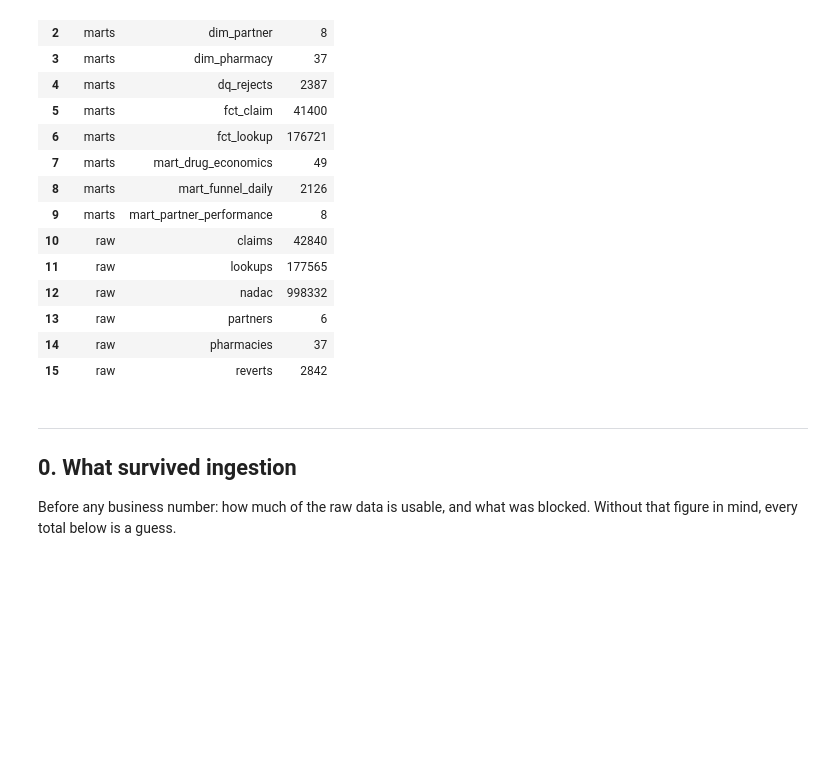
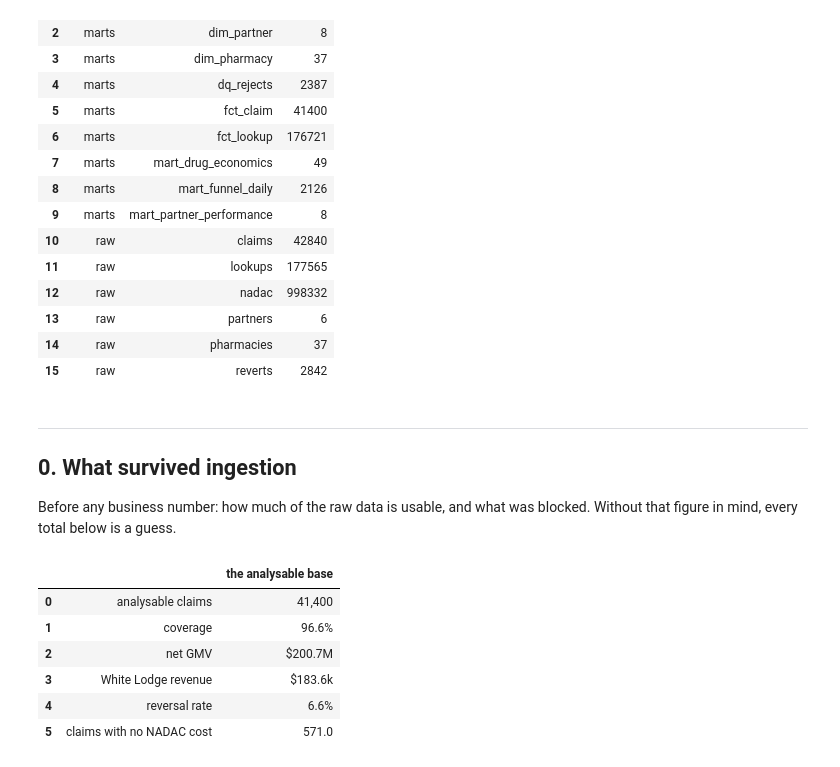
Before and after one commit to LuisAltero/white_lodge_savings, a Jupyter notebook: analysis/analysis.ipynb, the cells around one changed output. Saved outputs shown, nothing was run; the diff lists cells and outputs as text; code cells hidden in the pictures; blank space fills up the shorter version.

```diff
--- a/analysis/analysis.ipynb
+++ b/analysis/analysis.ipynb
@@ -64,26 +64,35 @@ blocked. Without that figure in mind, every total below is a guess.
 # %%
 coverage = q("""
     select
-        (select count(*) from raw.claims)                                   as raw_rows,
-        (select count(*) from marts.fct_claim)                              as analysable,
-        (select count(*) from marts.dq_rejects where source_table='claims')  as quarantined
+        (select count(*) from raw.claims)                                  as raw_rows,
+        (select count(*) from marts.fct_claim)                             as analysable,
+        (select count(*) from marts.dq_rejects where source_table='claims') as quarantined
 """).iloc[0]
 
 totals = q("""
     select
-        count(*)                                    as claims,
-        count(*) filter (where is_reverted)          as reverted,
-        sum(net_price_cents)                        as gmv,
-        sum(net_wls_revenue_cents)                  as wls_revenue,
-        count(*) filter (where not has_cost_match)   as no_cost
+        count(*)                                   as claims,
+        count(*) filter (where is_reverted)        as reverted,
+        sum(net_price_cents)                       as gmv,
+        sum(net_wls_revenue_cents)                 as wls_revenue,
+        count(*) filter (where not has_cost_match) as no_cost
     from marts.fct_claim
 """).iloc[0]
 
-kpi([
-    ("analysable claims", f"{coverage.analysable:,}"),
-    ("coverage", pct(coverage.analysable / coverage.raw_rows)),
-    ("net GMV", usd(totals.gmv)),
-    ("White Lodge revenue", usd(totals.wls_revenue)),
-    ("reversal rate", pct(totals.reverted / totals.claims)),
-], title="The analysable base")
+pd.DataFrame([
+    ("analysable claims",         f"{coverage.analysable:,}"),
+    ("coverage",                  pct(coverage.analysable / coverage.raw_rows)),
+    ("net GMV",                   usd(totals.gmv)),
+    ("White Lodge revenue",       usd(totals.wls_revenue)),
+    ("reversal rate",             pct(totals.reverted / totals.claims)),
+    ("claims with no NADAC cost", f"{totals.no_cost:,}"),
+], columns=["", "the analysable base"])
+# %% [output]
+|  |  | the analysable base |
+| 0 | analysable claims | 41,400 |
+| 1 | coverage | 96.6% |
+| 2 | net GMV | $200.7M |
+| 3 | White Lodge revenue | $183.6k |
+| 4 | reversal rate | 6.6% |
+| 5 | claims with no NADAC cost | 571.0 |
 # %%
```
Also changed, not shown: parts of 37 cells of this notebook, 26 other files.
